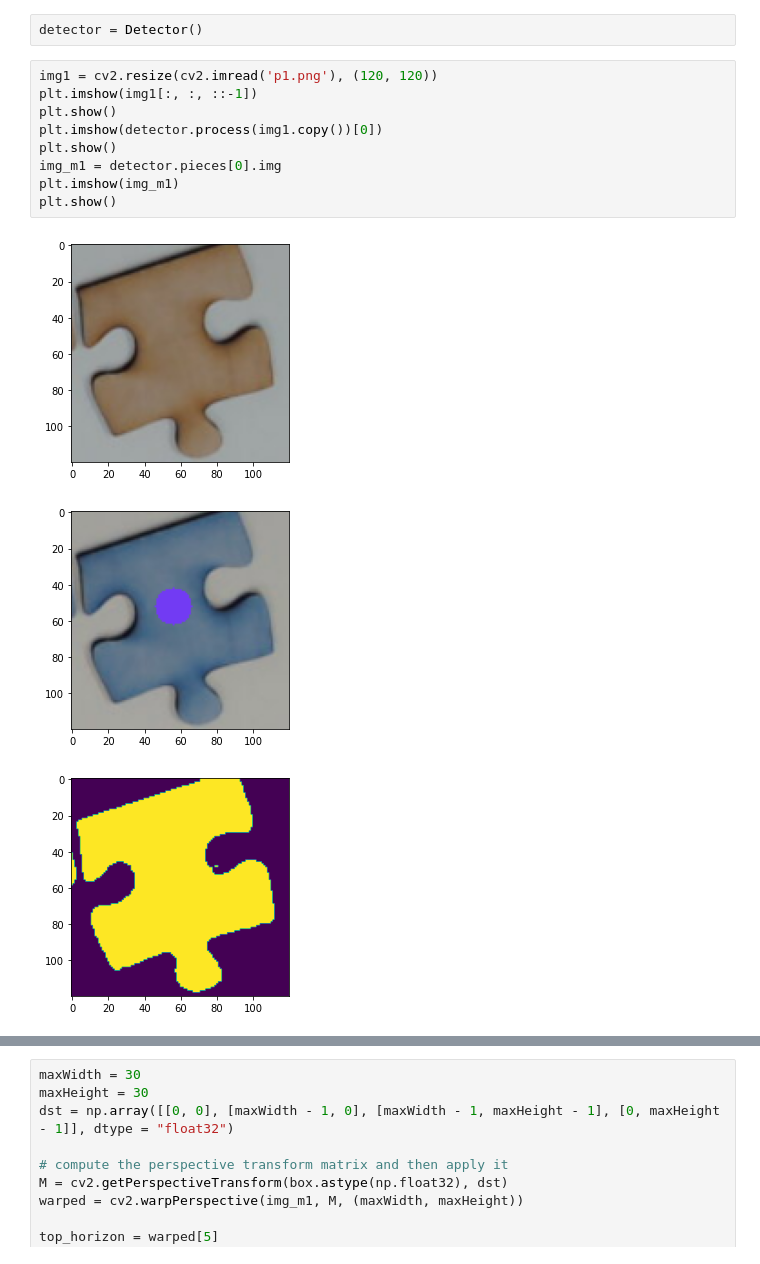
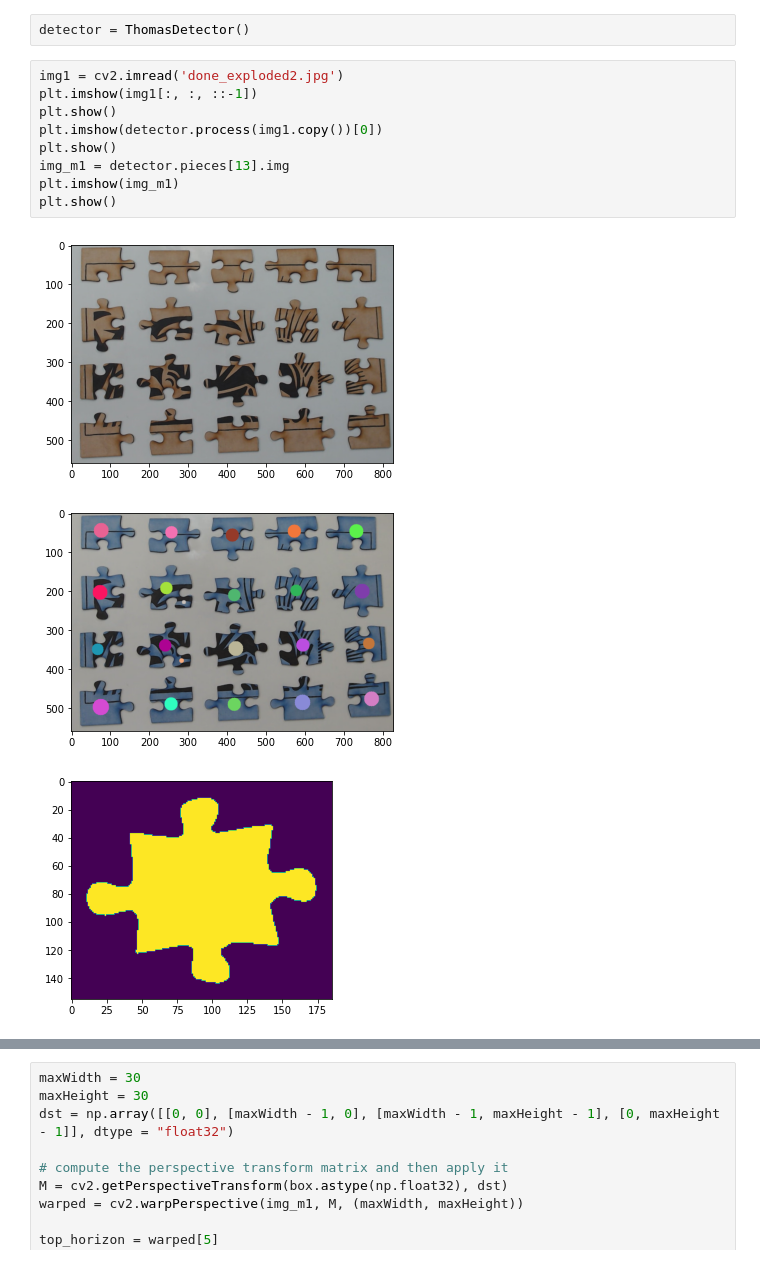
Before and after one commit to ME-134/PuzzleBot, a Jupyter notebook: vision/Piece Box.ipynb, the cells around one changed output, grey strips where cells are left out. Drawn from its saved outputs; the diff is of its cells as text.

```diff
--- a/vision/Piece Box.ipynb
+++ b/vision/Piece Box.ipynb
@@ -15,18 +15,18 @@ from piece_detector import *
 # %%
-detector = Detector()
+detector = ThomasDetector()
 # %%
-img1 = cv2.resize(cv2.imread('p1.png'), (120, 120))
+img1 = cv2.imread('done_exploded2.jpg')
 plt.imshow(img1[:, :, ::-1])
 plt.show()
 plt.imshow(detector.process(img1.copy())[0])
 plt.show()
-img_m1 = detector.pieces[0].img
+img_m1 = detector.pieces[13].img
 plt.imshow(img_m1)
 plt.show()
 # %% [output]
-[figure, old version]
+[figure, new version]
-[figure, old version]
+[figure, new version]
-[figure, old version]
+[figure, new version]
 # %%
 kernel = np.ones((20, 20), np.uint8)
 plt.imshow(cv2.erode(img_m1, kernel) )
```
Also changed, not shown: parts of 13 cells of this notebook, 4 other files.
